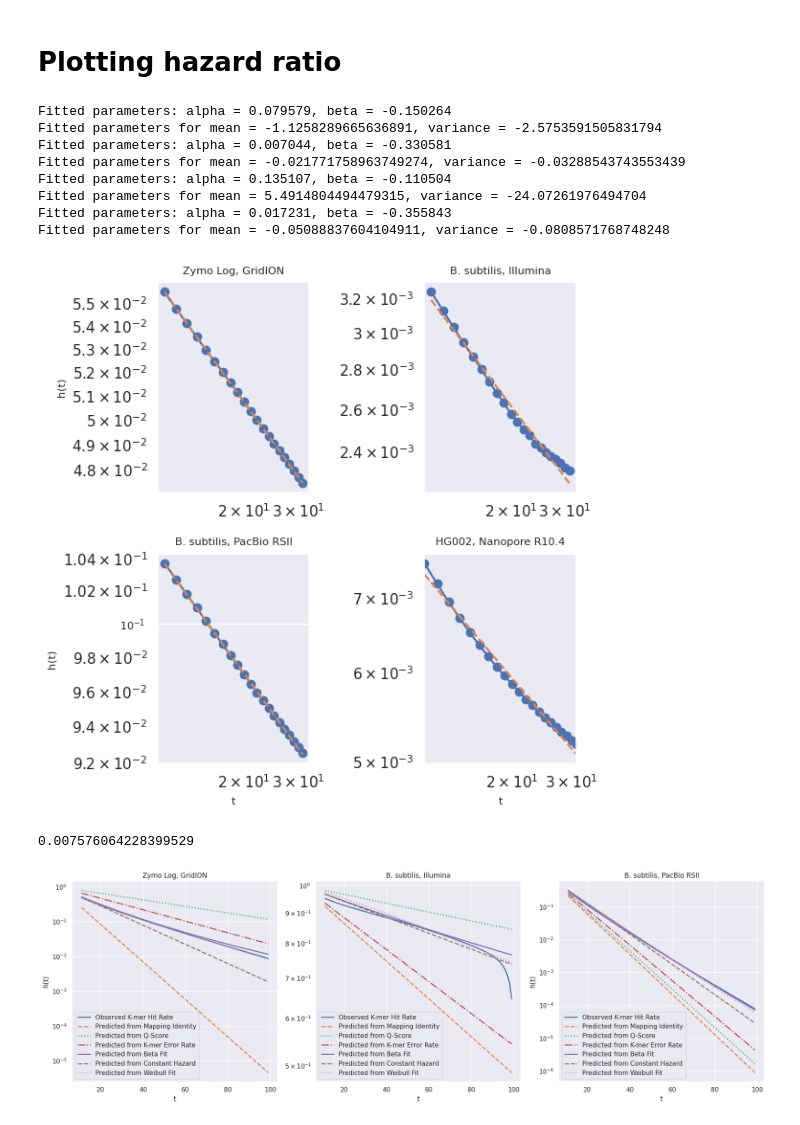
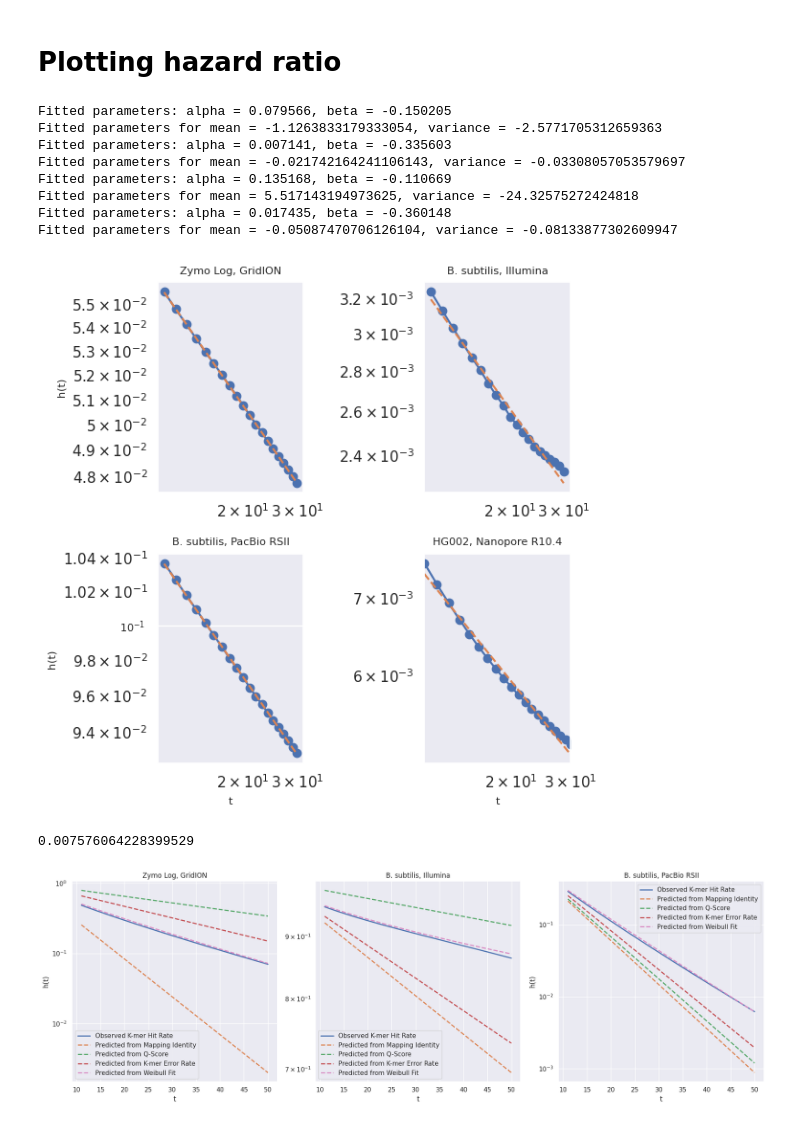
Before and after one commit to GZHoffie/skiver-test, a Jupyter notebook: experiments/counting_error_free_kmers/plot_results.ipynb, the cells around one changed output. Saved outputs shown, nothing was run; the diff lists cells and outputs as text; code cells hidden in the pictures.

```diff
--- a/experiments/counting_error_free_kmers/plot_results.ipynb
+++ b/experiments/counting_error_free_kmers/plot_results.ipynb
@@ -433,8 +433,8 @@ labels = [
 # Plot in 3 separate figures, the hazard ratio and the predicted k-mer hit rate.
 # The hazard ratio is calculated by matched_kmers(k) / matched_kmers(k-1)
 font_size = 8  # Set a common font size for labels and titles
-hazard_ratio_plot_range = range(11, 32)
-hazard_ratio_estimate_range = range(11, 32)
+hazard_ratio_plot_range = range(11, 31)
+hazard_ratio_estimate_range = range(11, 31)
 fig, axes = plt.subplots(2, 2, figsize=(6, 6))
 axes = axes.flatten()
 
@@ -481,15 +481,15 @@ plt.xlim(hazard_ratio_plot_range.start, hazard_ratio_plot_range.stop - 1)
 plt.show()
 #plt.ylim(0, 0.05)
 # %% [output]
-Fitted parameters: alpha = 0.079579, beta = -0.150264
-Fitted parameters for mean = -1.1258289665636891, variance = -2.5753591505831794
-Fitted parameters: alpha = 0.007044, beta = -0.330581
-Fitted parameters for mean = -0.021771758963749274, variance = -0.03288543743553439
-Fitted parameters: alpha = 0.135107, beta = -0.110504
-Fitted parameters for mean = 5.4914804494479315, variance = -24.07261976494704
-Fitted parameters: alpha = 0.017231, beta = -0.355843
-Fitted parameters for mean = -0.05088837604104911, variance = -0.0808571768748248
+Fitted parameters: alpha = 0.079566, beta = -0.150205
+Fitted parameters for mean = -1.1263833179333054, variance = -2.5771705312659363
+Fitted parameters: alpha = 0.007141, beta = -0.335603
+Fitted parameters for mean = -0.021742164241106143, variance = -0.03308057053579697
+Fitted parameters: alpha = 0.135168, beta = -0.110669
+Fitted parameters for mean = 5.517143194973625, variance = -24.32575272424818
+Fitted parameters: alpha = 0.017435, beta = -0.360148
+Fitted parameters for mean = -0.05087470706126104, variance = -0.08133877302609947
-[figure, old version]
+[figure, new version]
 # %%
 0.500103 / (0.500103+65.510821)
 # %% [output]
@@ -558,7 +558,7 @@ beta_fit_results = [
 
 weibull_fit_results = [
     (0.07274976, -0.1200605),
-    (0.0019117431, 0.12214029),
+    (0.007141, -0.335603),
     (0.11202278, -0.049820382)
 ]
 
@@ -596,7 +596,7 @@ def estimate_survival_rate_list_from_weibull(a, b, max_k):
 # Plot in 3 separate figures, the hazard ratio and the predicted k-mer hit rate.
 # The hazard ratio is calculated by matched_kmers(k) / matched_kmers(k-1)
 font_size = 8  # Set a common font size for labels and titles
-plot_range = range(11, 100)
+plot_range = range(11, 51)
 fig, axes = plt.subplots(1, 3, figsize=(18, 6))
 axes = axes.flatten()
 
@@ -629,36 +629,36 @@ for i in range(len(kmer_hit_rate_csv)):
         survival_rate = (1 - (beta_fit_results[i][0] / (beta_fit_results[i][0] + beta_fit_results[i][1]))) ** k
         survival_rates_const_hazard.append(survival_rate)
 
     survival_rates_weibull = estimate_survival_rate_list_from_weibull(weibull_fit_results[i][0], weibull_fit_results[i][1], plot_range.stop - 1)
     survival_rates_weibull = survival_rates_weibull[plot_range.start - 1:plot_range.stop - 1]
 
     axes[i].plot(plot_range, survival_rates_plot, linewidth=2, label='Observed K-mer Hit Rate', color='C0')
     axes[i].plot(plot_range, survival_rates_mapping, linewidth=2, linestyle='--', label='Predicted from Mapping Identity', color='C1')
-    axes[i].plot(plot_range, survival_rates_qscore, linewidth=2, linestyle=':', label='Predicted from Q-Score', color='C2')
-    axes[i].plot(plot_range, survival_rates_kmer, linewidth=2, linestyle='-.', label='Predicted from K-mer Error Rate', color='C3')
-    axes[i].plot(plot_range, survival_rates_beta, linewidth=2, linestyle='-', label='Predicted from Beta Fit', color='C4')
-    axes[i].plot(plot_range, survival_rates_const_hazard, linewidth=2, linestyle='--', label='Predicted from Constant Hazard', color='C5')
-    axes[i].plot(plot_range, survival_rates_weibull, linewidth=2, linestyle=':', label='Predicted from Weibull Fit', color='C6')
+    axes[i].plot(plot_range, survival_rates_qscore, linewidth=2, linestyle='--', label='Predicted from Q-Score', color='C2')
+    axes[i].plot(plot_range, survival_rates_kmer, linewidth=2, linestyle='--', label='Predicted from K-mer Error Rate', color='C3')
+    #axes[i].plot(plot_range, survival_rates_beta, linewidth=2, linestyle='-', label='Predicted from Beta Fit', color='C4')
+    #axes[i].plot(plot_range, survival_rates_const_hazard, linewidth=2, linestyle='--', label='Predicted from Constant Hazard', color='C5')
+    axes[i].plot(plot_range, survival_rates_weibull, linewidth=2, linestyle='--', label='Predicted from Weibull Fit', color='C6')
 
     axes[i].set_yscale('log')
     #axes[i].set_xscale('log')
 
 
 
     axes[i].tick_params(axis='both')
 
     axes[i].set_title(labels[i])
 
     axes[i].set_xlabel('t')
     if i % 2 == 0:
         axes[i].set_ylabel('h(t)')
     #axes[i].legend()
     axes[i].legend()
 
 plt.tight_layout()
 
 
 plt.show()
 #plt.ylim(0, 0.05)
 # %% [output]
-[figure, old version]
+[figure, new version]
```
Also changed, not shown: 2 other files.
